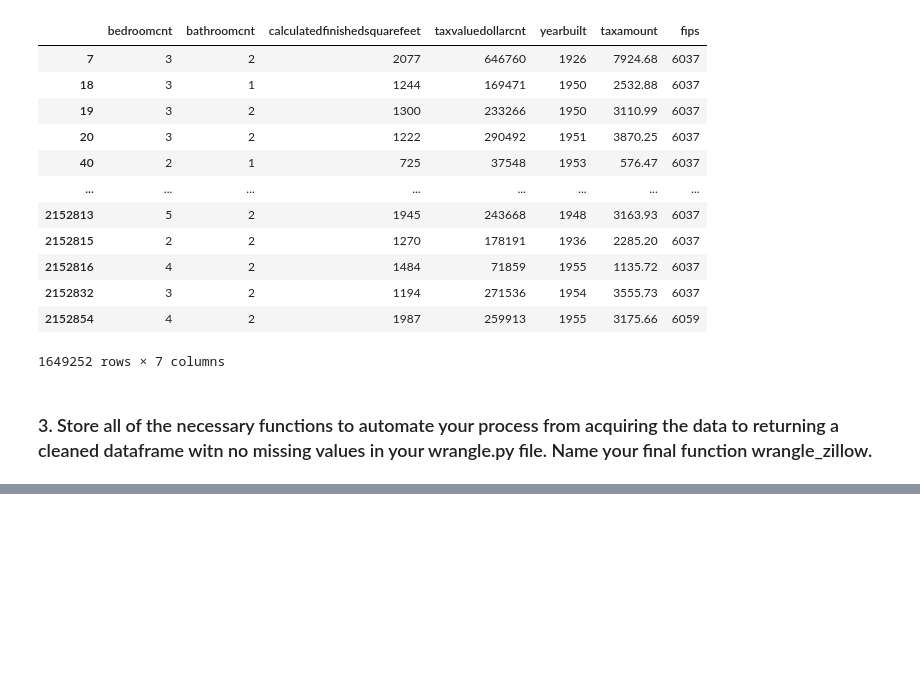
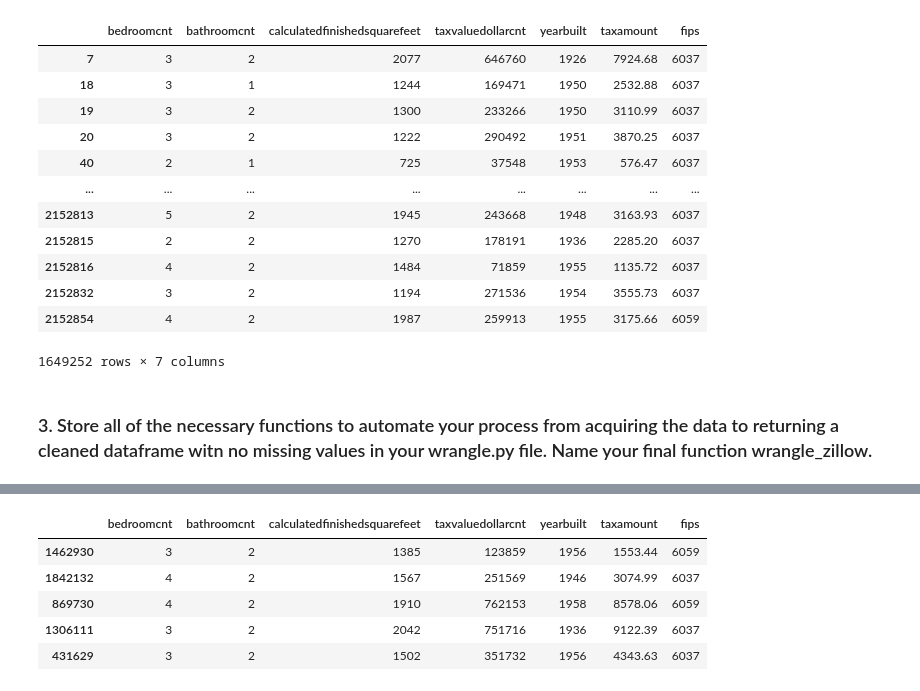
Before and after one commit to wheelerjoshua/regression-exercises, a Jupyter notebook: wrangle.ipynb, the cells around one changed output, grey strips where cells are left out. Drawn from its saved outputs; the diff is of its cells as text; code cells hidden in the pictures; blank space fills up the shorter version.

```diff
--- a/wrangle.ipynb
+++ b/wrangle.ipynb
@@ -293,0 +296,9 @@ ValueError: The least populated class in y has only 1 member, which is too few.
+# %%
+train.head()
+# %% [output]
+|  | bedroomcnt | bathroomcnt | calculatedfinishedsquarefeet | taxvaluedollarcnt | yearbuilt | taxamount | fips |
+| 1462930 | 3 | 2 | 1385 | 123859 | 1956 | 1553.44 | 6059 |
+| 1842132 | 4 | 2 | 1567 | 251569 | 1946 | 3074.99 | 6037 |
+| 869730 | 4 | 2 | 1910 | 762153 | 1958 | 8578.06 | 6059 |
+| 1306111 | 3 | 2 | 2042 | 751716 | 1936 | 9122.39 | 6037 |
+| 431629 | 3 | 2 | 1502 | 351732 | 1956 | 4343.63 | 6037 |
```
Also changed, not shown: parts of 10 cells of this notebook, 1 other file.
